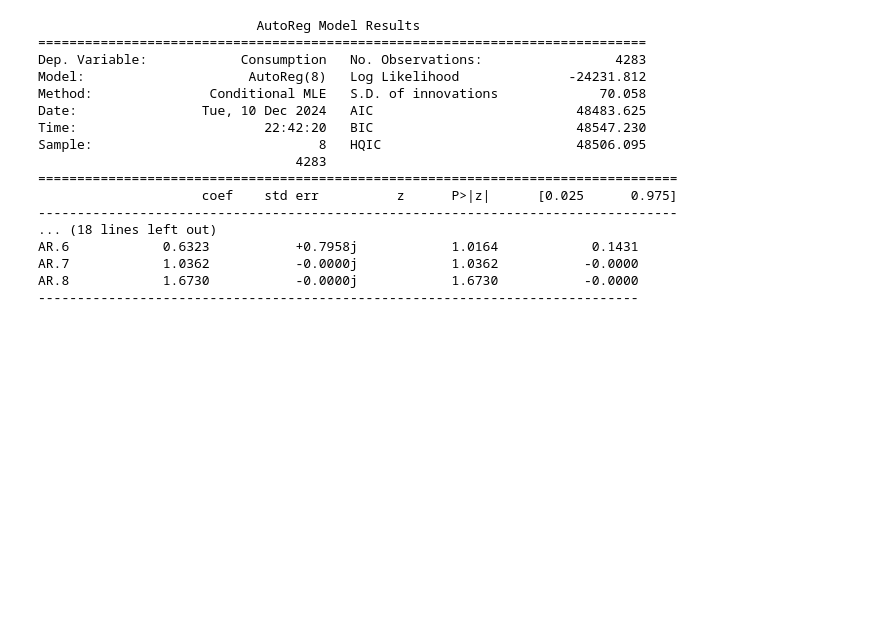
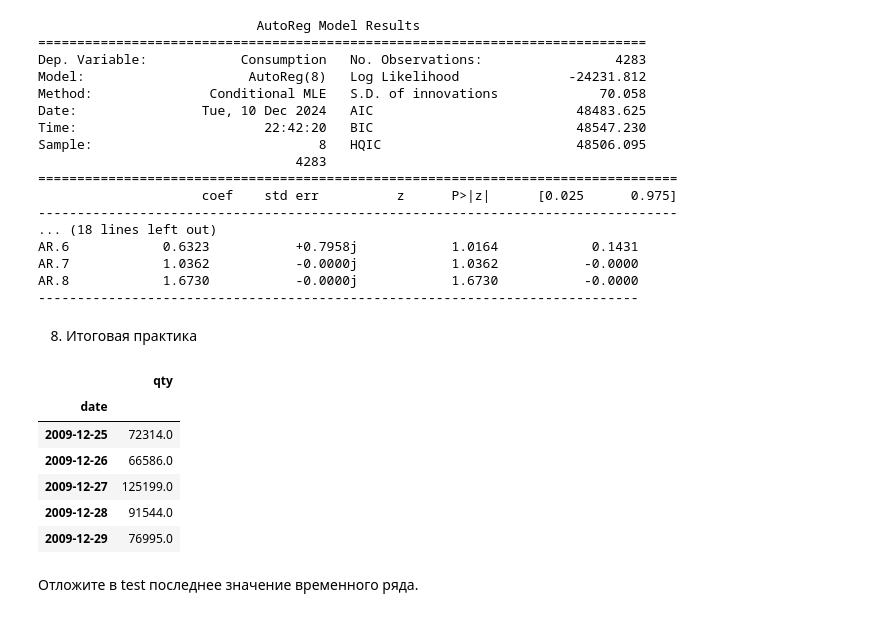
Before and after one commit to eartzhi/lessons, a Jupyter notebook: math&ml_12/math_12.ipynb, the cells around one changed output. Cells and saved outputs as stored; diff of their text form; code cells hidden in the pictures; blank space fills up the shorter version.

```diff
--- a/math&ml_12/math_12.ipynb
+++ b/math&ml_12/math_12.ipynb
@@ -149,3 +152,18 @@ AR.8            1.6730           -0.0000j            1.6730           -0.0000
 -----------------------------------------------------------------------------
 # %%
 pred = ar_model.predict(start=len(train_data), end=(len(df)-1), dynamic=False)
+# %% [markdown]
+8. Итоговая практика
+# %%
+df = pd.read_csv('data/tovar_moving.zip', index_col='date', parse_dates=['date'], dayfirst=True)
+df.head()
+# %% [output]
+|  | qty |
+| date |  |
+| 2009-12-25 | 72314.0 |
+| 2009-12-26 | 66586.0 |
+| 2009-12-27 | 125199.0 |
+| 2009-12-28 | 91544.0 |
+| 2009-12-29 | 76995.0 |
+# %% [markdown]
+Отложите в test последнее значение временного ряда.
```
Also changed, not shown: parts of 16 cells of this notebook, 4 other files.
